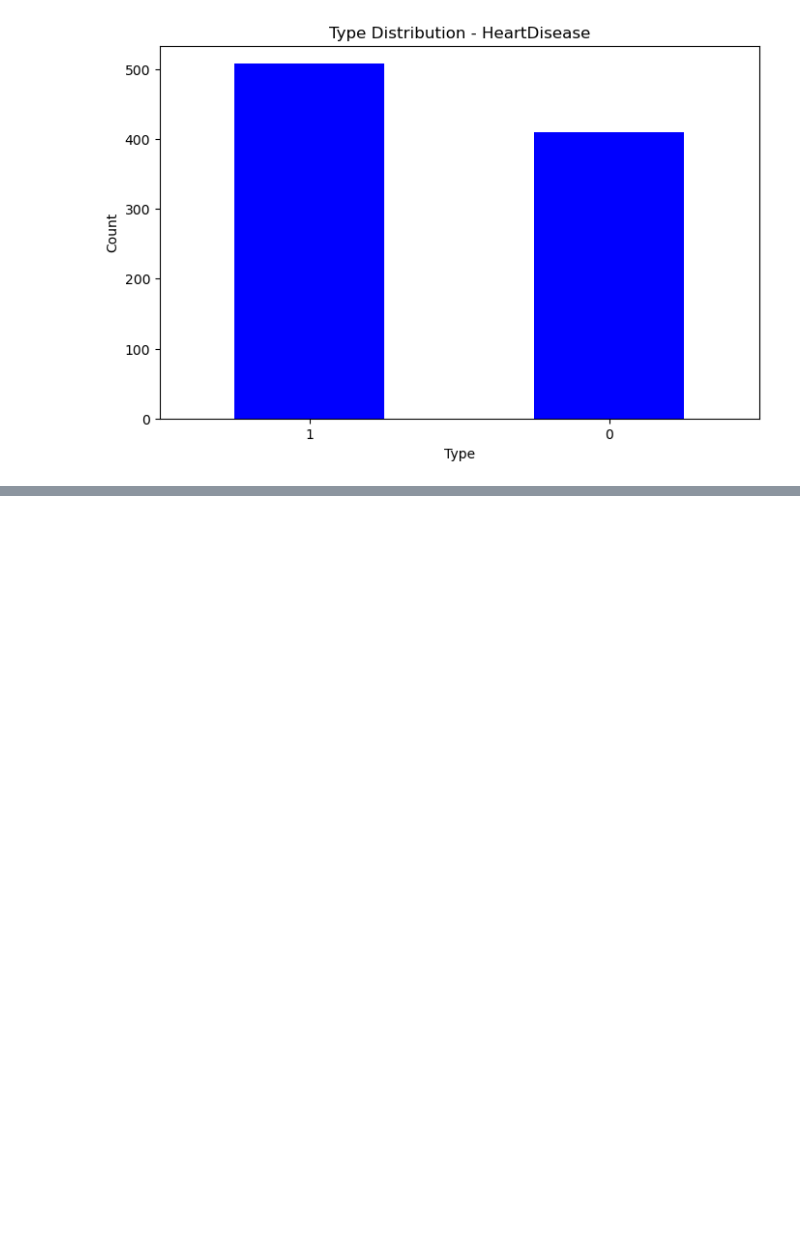
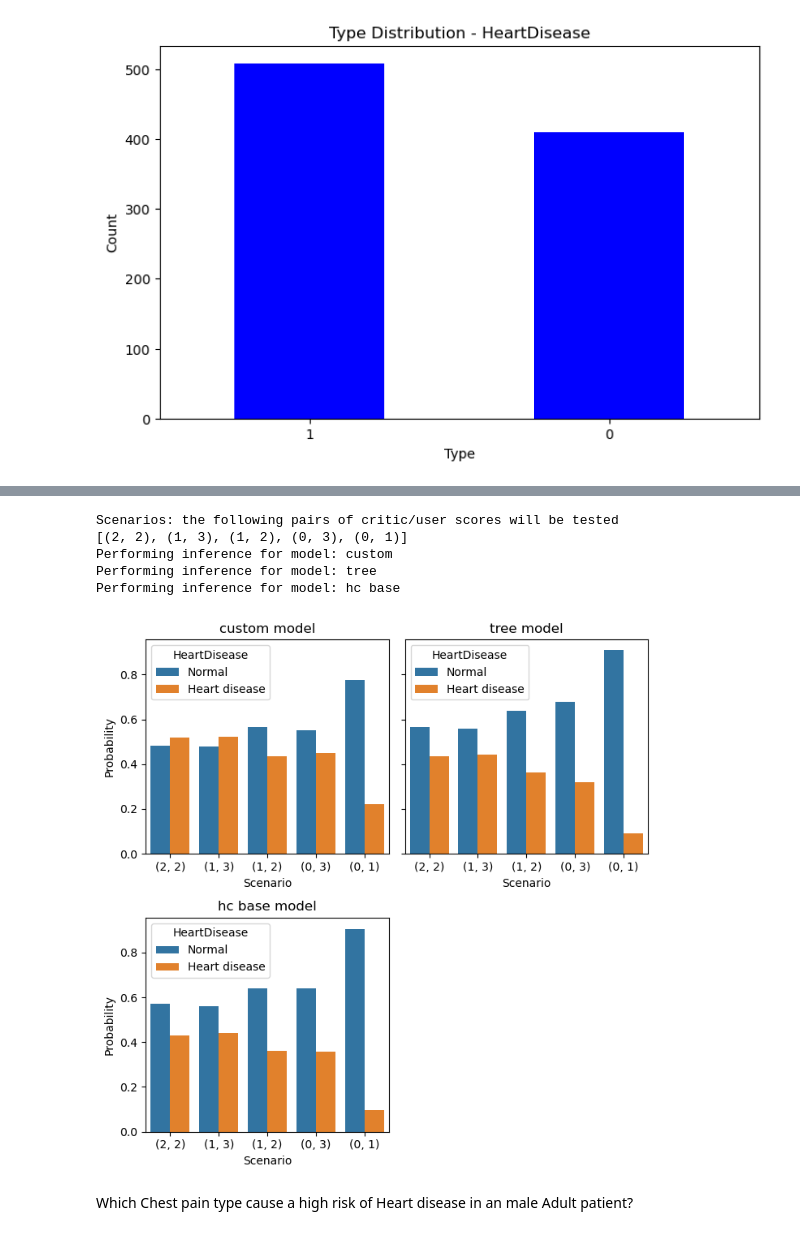
Before and after one commit to maurodore/heart_failure_prediction_bayesian_reasoning, a Jupyter notebook: src/main.ipynb, the cells around one changed output, grey strips where cells are left out. Drawn from its saved outputs; the diff is of its cells as text; code cells hidden in the pictures; blank space fills up the shorter version.

Commit message:
Modifica custom network, network analysis e inference

```diff
--- a/src/main.ipynb
+++ b/src/main.ipynb
@@ -286,0 +335,66 @@ ValueError: Found latent variables: set(). Maximum Likelihood doesn't support la
+# %%
+inferences = [(name, VariableElimination(model)) for name, model in models]
+# %%
+values = [(2,2), (1,3), (1, 2), (0, 3), (0, 1)]
+answer_values = {}
+print(f"Scenarios: the following pairs of critic/user scores will be tested\n{values}")
+for name, ve in inferences:
+    print(f"Performing inference for model: {name}")
+    answer_values[name] = {}
+    for age, chest_pain_type in values:
+        evidence = {"Age_Category": age, "ChestPainType": chest_pain_type}
+        answer_values[name][(age, chest_pain_type)] = ve.query(["HeartDisease"], evidence, show_progress=False).values
+# %% [output]
+Scenarios: the following pairs of critic/user scores will be tested
+[(2, 2), (1, 3), (1, 2), (0, 3), (0, 1)]
+Performing inference for model: custom
+Performing inference for model: tree
+Performing inference for model: hc base
+# %%
+num_models = len(answer_values)
+ncols = int(np.ceil(np.sqrt(num_models)))
+nrows = int(np.ceil(num_models / ncols))
+
+fig, axes = plt.subplots(nrows, ncols, figsize=(3.5 * ncols, 3.5 * nrows), sharey=True, squeeze=False)
+axes = axes.flatten()
+
+model_index = 0 # To keep track of which axis to use
+for model_name, scenario_results in answer_values.items():
+    ax = axes[model_index] # Get the current subplot axis
+    ax.set_title(f"{model_name} model")
+
+    plot_data_list = []
+    for scenario_tuple, probability_array in scenario_results.items():
+        for heart_disease_state, probability in enumerate(probability_array):
+            plot_data_list.append([
+                str(scenario_tuple),
+                heart_disease_state,
+                probability
+            ])
+
+    # Create the DataFrame
+    probs_df = pd.DataFrame(
+        plot_data_list,
+        columns=['Scenario', 'HeartDisease', 'Probability']
+    )
+
+    heart_disease_map = {0: 'Normal', 1: 'Heart disease'}
+    probs_df['HeartDisease'] = probs_df['HeartDisease'].map(heart_disease_map)
+
+    # Create the bar plot on the current axis
+    sns.barplot(x='Scenario', y="Probability", hue="HeartDisease", data=probs_df, ax=ax)
+
+
+    model_index += 1 # Move to the next axis index
+
+# 4. Hide any unused subplots (if grid is larger than models)
+for i in range(model_index, len(axes)):
+    axes[i].set_visible(False)
+
+# 5. Adjust layout and display the plot
+plt.tight_layout() # Adjust spacing between subplots
+plt.show()
+# %% [output]
+[figure, added]
+# %% [markdown]
+Which Chest pain type cause a high risk of Heart disease in an male Adult patient?
```
Also changed, not shown: parts of 14 cells of this notebook, 4 other files.
